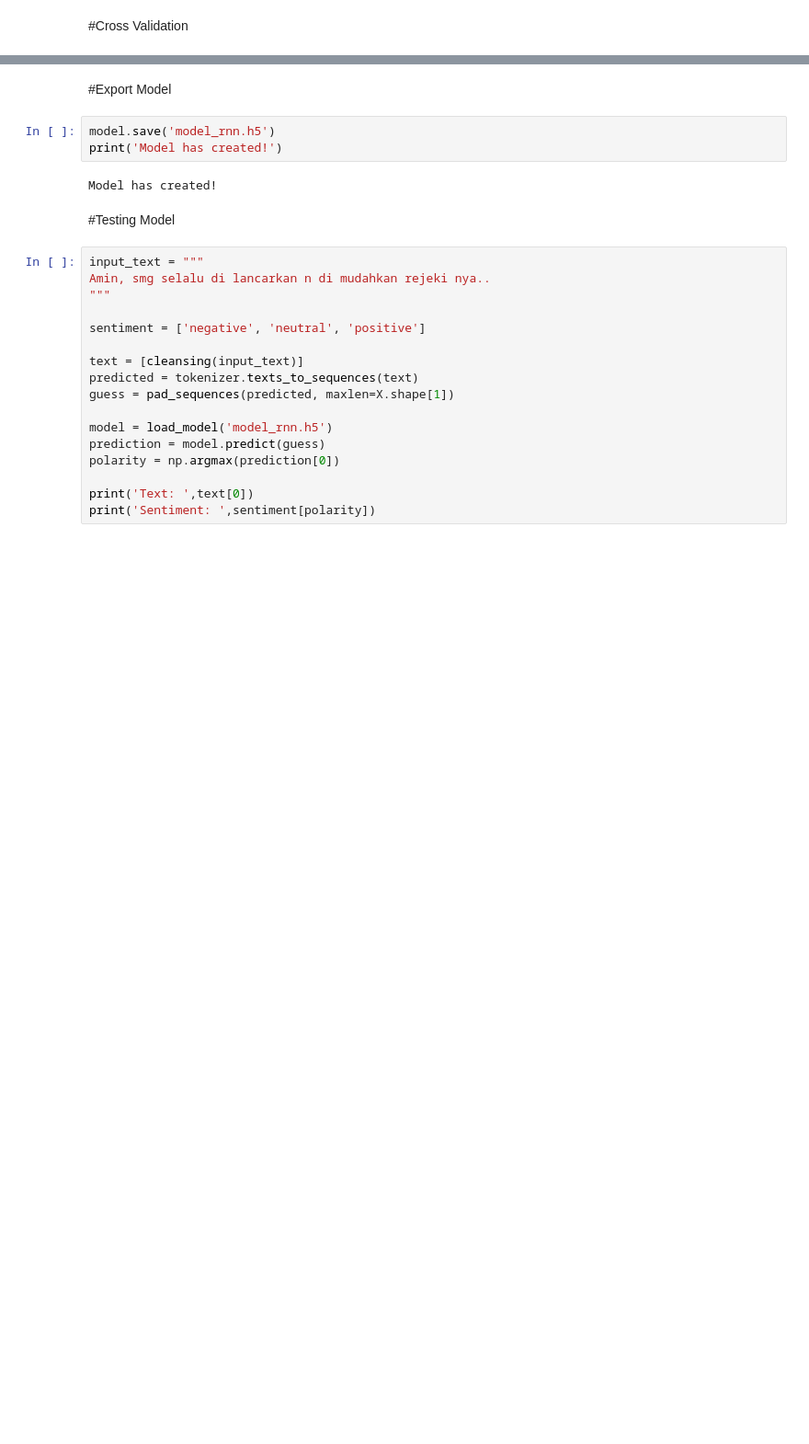
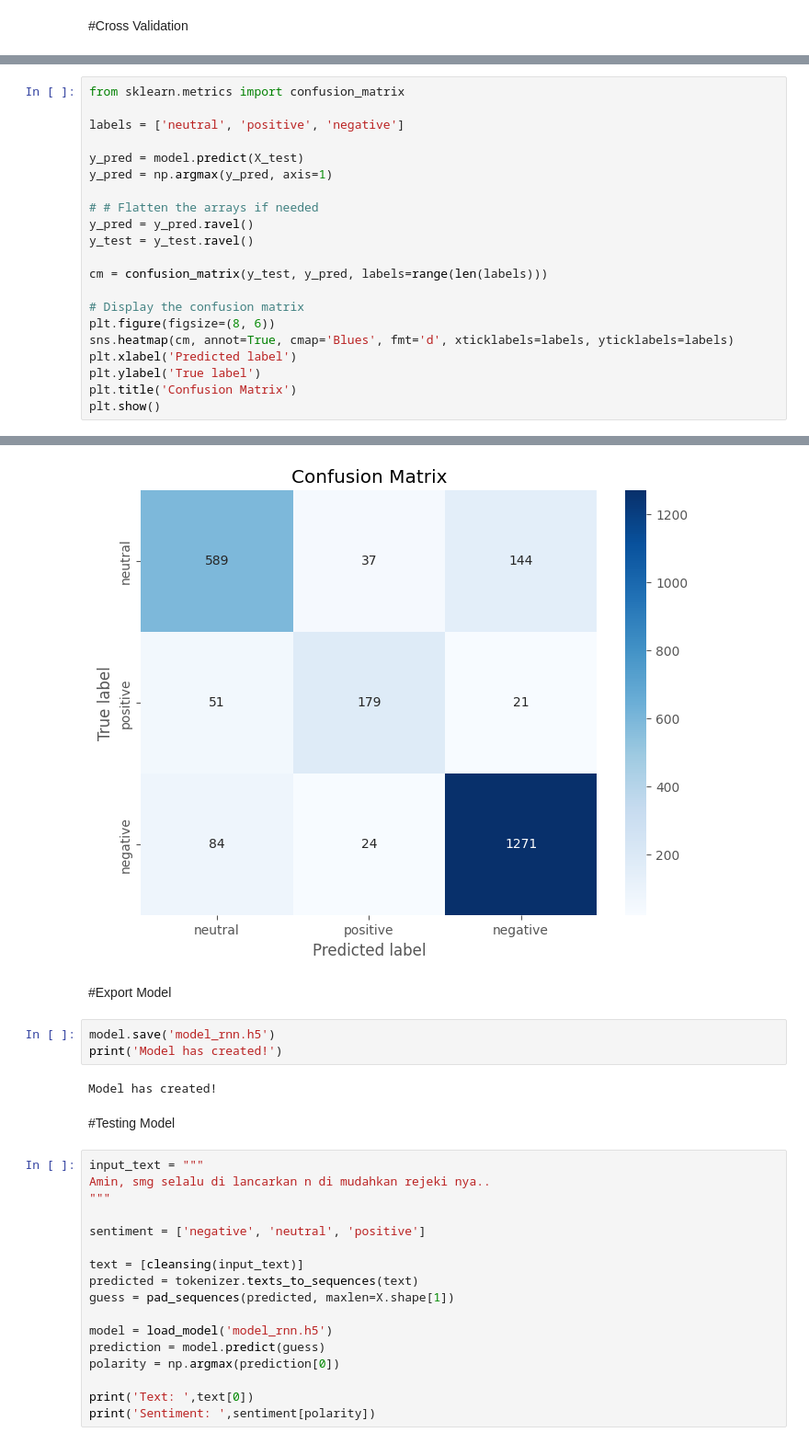
Before and after one commit to udjoo/tugas_dsc, a Jupyter notebook: models/rnn/RNN.ipynb, the cells around one changed output, grey strips where cells are left out. Shown: that part at 92% size. Saved outputs shown, nothing was run; the diff lists cells and outputs as text; blank space fills up the shorter version.

```diff
--- a/models/rnn/RNN.ipynb
+++ b/models/rnn/RNN.ipynb
@@ -412,0 +431,22 @@ plot_history(history)
+# %%
+from sklearn.metrics import confusion_matrix
+
+labels = ['neutral', 'positive', 'negative']
+
+y_pred = model.predict(X_test)
+y_pred = np.argmax(y_pred, axis=1)
+
+# # Flatten the arrays if needed
+y_pred = y_pred.ravel()
+y_test = y_test.ravel()
+
+cm = confusion_matrix(y_test, y_pred, labels=range(len(labels)))
+
+# Display the confusion matrix
+plt.figure(figsize=(8, 6))
+sns.heatmap(cm, annot=True, cmap='Blues', fmt='d', xticklabels=labels, yticklabels=labels)
+plt.xlabel('Predicted label')
+plt.ylabel('True label')
+plt.title('Confusion Matrix')
+plt.show()
+# %% [output]
@@ -413,3 +454,4 @@ plot_history(history)
+[figure, added]
 # %% [markdown]
 #Export Model
 # %%
```
Also changed, not shown: parts of 8 cells of this notebook, 6 other files.
